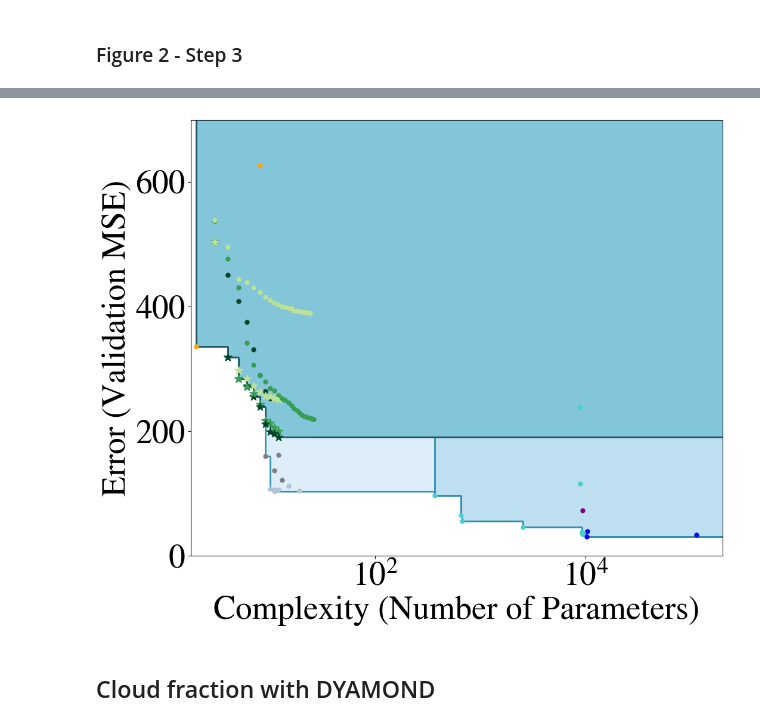
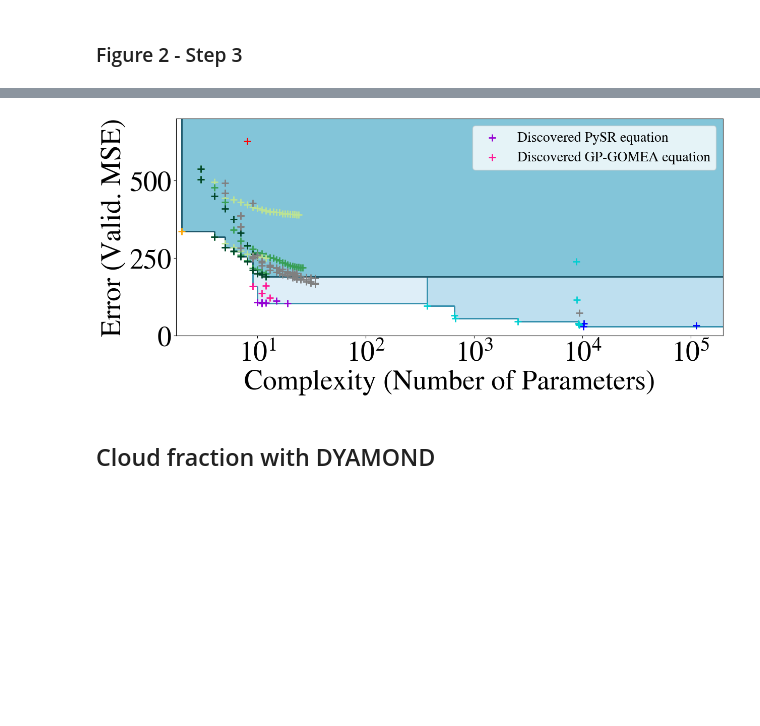
Before and after one commit to tbeucler/ml4rt, a Jupyter notebook: notebooks_tbeucler/04_AOFD_Figures.ipynb, the cells around one changed output, grey strips where cells are left out. Saved outputs shown, nothing was run; the diff lists cells and outputs as text; code cells hidden in the pictures; blank space fills up the shorter version.

```diff
--- a/notebooks_tbeucler/04_AOFD_Figures.ipynb
+++ b/notebooks_tbeucler/04_AOFD_Figures.ipynb
@@ -568,3 +623,7 @@ parameters3, mse_scores3, pareto_parameters3, pareto_mse_scores3, filtered_keys3
         'lin_cl_area', 'deg_1_no_reg_2', 'grid_search',
         'pol_deg_2', 'deg_2_no_reg_2', 'pol_deg_3', 'deg_3_no_reg_2',
         'NN', 'pysr', 'gpgomea'])
+# %%
+key_grid = {k for k in filtered_keys3 if 'grid_search' in k}
+for k in key_grid:
+    print('Mse score for key '+k+' is '+str(dyamond22['MSE scores on validation set'][k]))
@@ -571,6 +634,7 @@ parameters3, mse_scores3, pareto_parameters3, pareto_mse_scores3, filtered_keys3
 # %%
 # Plot setup
-fig = plt.figure(figsize=(23/2, 19/2))
+#fig = plt.figure(figsize=(23/2, 19/2))
+fig = plt.figure(figsize=(35/2.5, 14/2.5))
 ax = fig.add_subplot(111)
 
 # Color the area above the Pareto front (Step 3)
@@ -627,51 +691,70 @@ ax.fill_betweenx([min(mse_scores), max(mse_scores)], pareto_parameters[-1], max(
 ax.fill_betweenx([pareto_mse_scores[0], max(mse_scores)], min(parameters), max(parameters),
                  color=colors_fig1['medium_blue'])
 
 # Draw the Pareto front with vertical and horizontal lines
 for i in range(len(pareto_parameters)):
     if i > 0:
         ax.vlines(x=pareto_parameters[i], ymin=pareto_mse_scores[i-1],
                   ymax=pareto_mse_scores[i], color=colors_fig1['dark_blue'], linewidth=2)
     ax.hlines(y=pareto_mse_scores[i], xmin=pareto_parameters[i],
               xmax=pareto_parameters[i+1] if i+1 < len(pareto_parameters) else max(parameters),
               color=colors_fig1['dark_blue'], linewidth=2)
 
 # Plot all points except NNs/equations
-for k in filtered_keys3:
-    skip = 0
-    if 'lin_cl_area' in k: col = Green3_cmap(1); m='.'; skip = 0
-    elif 'deg_1_no_reg_2' in k: col = Green3_cmap(1); m='*'; skip = 0
-    elif 'grid_search' in k: col = 'orange'; skip = 0
-    elif 'pol_deg_2' in k: col = Green3_cmap(2); m='.'; skip = 0;
-    elif 'deg_2_no_reg_2' in k: col = Green3_cmap(2); m='*'; skip = 0
-    elif 'pol_deg_3' in k: col = Green3_cmap(3); m='.'; skip = 0;
-    elif 'deg_3_no_reg_2' in k: col = Green3_cmap(3); m='*'; skip = 0
-    elif 'cell_NN' in k: col = 'purple'; m='.'; skip = 0
-    elif 'seq_feat_sel_NN' in k: col = 'mediumturquoise'; m='.'; skip=0
-    elif 'pysr' in k: col = 'lightsteelblue'; m='.';skip = 0
-    elif 'gpgomea' in k: col = 'gray'; m='.'; skip = 0
+for k in dyamond22['Complexity/Number of parameters'].keys():
+    if 'lin_cl_area' in k: col = Green3_cmap(1); m='+'; cap = 'Linear'; skip = 0
+    elif 'deg_1_no_reg_2' in k: col = Green3_cmap(1); m='+'; cap = ''; skip = 0
+    elif 'sq_grid_search' in k: col = 'red'; m='+'; cap = 'Sundqvist Baseline'; skip = 0
+    elif 'wang_grid_search' in k: col = 'orange'; m='+'; cap = 'Wang Baseline'; skip = 0
+    elif 'pol_deg_2' in k: col = Green3_cmap(2); m='+'; cap = 'Quadratic'; skip = 0
+    elif 'deg_2_no_reg_2' in k: col = Green3_cmap(2); m='+'; cap = ''; skip = 0
+    elif 'pol_deg_3' in k: col = Green3_cmap(3); m='+'; cap = 'Cubic'; skip = 0
+    elif 'deg_3_no_reg_2' in k: col = Green3_cmap(3); m='+'; skip = 0
+    elif 'cell_NN' in k: col = 'gray'; m='+'; cap = 'Neural Network (NN) Baseline'; skip = 0
+    elif 'seq_feat_sel_NN' in k: col = 'darkturquoise'; m='+'; cap = 'NN with Sequentially Selected Features'; skip=0
+    elif 'pysr' in k: col = 'darkviolet'; m='+'; cap = 'Discovered PySR equation'; skip = 0
+    elif 'gpgomea' in k: col = 'deeppink'; m='+'; cap = 'Discovered GP-GOMEA equation'; skip = 0
     else:
-        if 'NN' in k: col = 'b'; m = '.'; skip = 0
-        else: skip = 1
+        if 'NN' in k: col = 'b'; m = '+'; cap = 'Non-Local NN'; skip = 0
+        else: col='gray'; m = '+'; skip = 0
     if skip==0:
         ax.scatter(np.log10(dyamond22['Complexity/Number of parameters'][k]),
                dyamond22['MSE scores on validation set'][k],
-               s=siz,color=col,zorder=2,marker=m)
+               s=siz,color=col,zorder=2,marker=m,label=cap)
 
 # Set limits
 ax.set_xlim((0.25, 5.3))
 ax.set_ylim((0, 699))
 
 # Improve the plot
 plt.xlabel('Complexity (Number of Parameters)')
-plt.ylabel('Error (Validation MSE)')
+plt.ylabel('Error (Valid. MSE)')
+plt.legend(loc='upper right')
+# Eliminate all redondant legend entries
+handles, labels = plt.gca().get_legend_handles_labels()
+by_label = dict(zip(labels, handles))
+plt.legend(by_label.values(), by_label.keys(),fontsize=fz/2)
+# Only keep the labels containing "equation"
+new_labels = [label for label in labels if 'equation' in label]
+new_handles = [by_label[label] for label in new_labels]
+# Make sure the 'Discovered GP-GOMEA equation' uses a 'deeppink' color
+# and the 'Discovered PySR equation' uses a darkviolet color
+new_handles[0].set_color('deeppink')
+new_handles[1].set_color('darkviolet')
+plt.legend(new_handles, new_labels,fontsize=fz/2)
+# Eliminate redundant labels
+handles, labels = plt.gca().get_legend_handles_labels()
+by_label = dict(zip(labels, handles))
+new_labels = ['Discovered PySR equation', 'Discovered GP-GOMEA equation']
+new_handles = [by_label[label] for label in new_labels]
+plt.legend(new_handles, new_labels,fontsize=fz/2)
 
 # Use scientific notation for x-ticks
 ax.xaxis.set_major_formatter(ticker.FuncFormatter(lambda x, pos: f'$10^{{{int(x)}}}$'))
 
 plt.show()
 # %% [output]
-[figure, old version]
+[figure, new version]
 # %% [markdown]
 ## Cloud fraction with DYAMOND
 # %%
```
Also changed, not shown: parts of 6 cells of this notebook.
